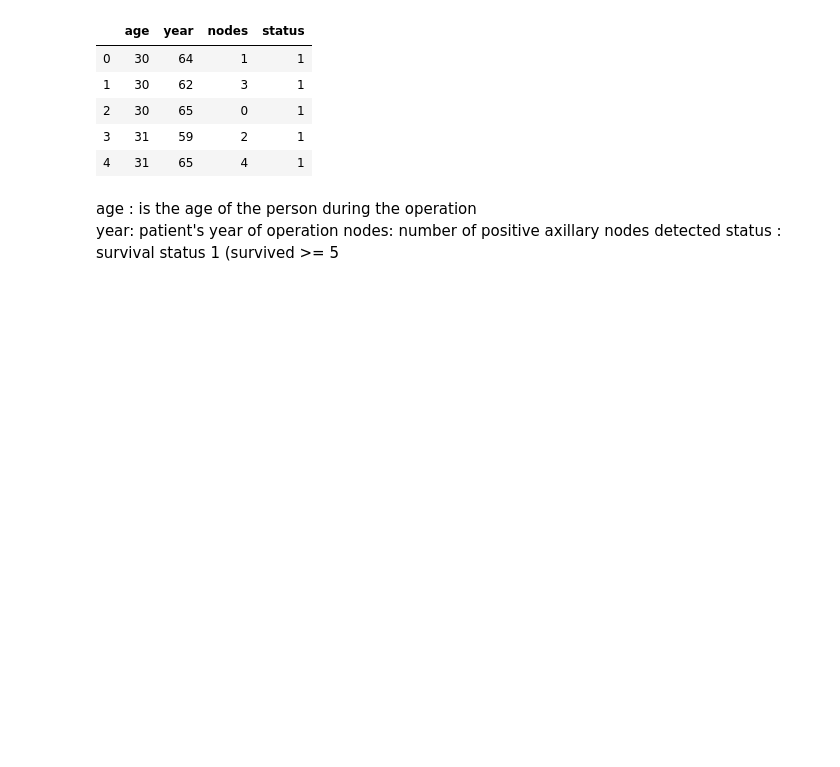
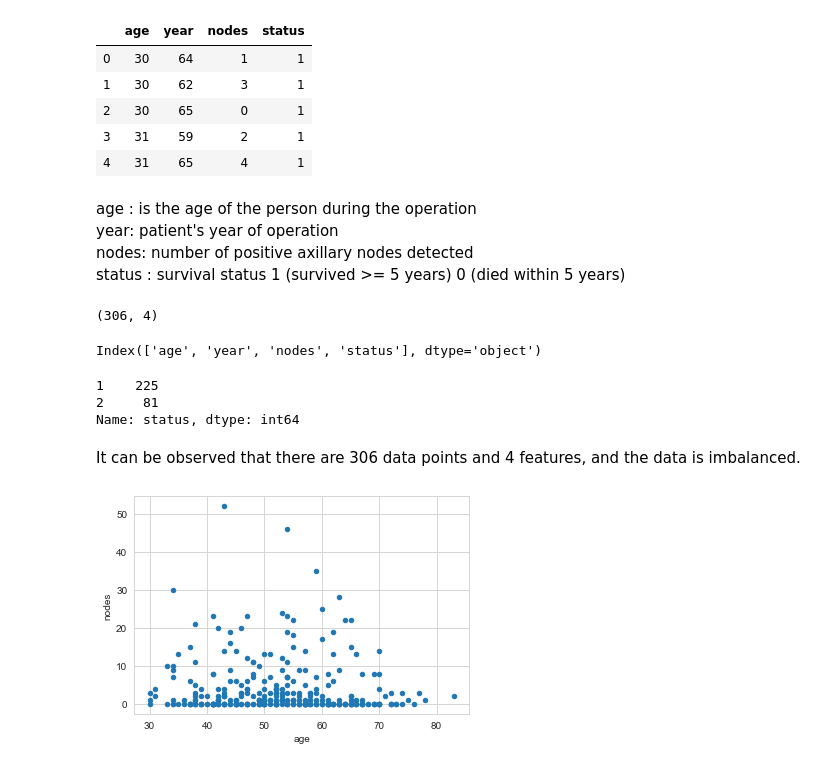
Before and after one commit to brijrajgohil/DataScienceProjects, a Jupyter notebook: AI/EDA/EDA.ipynb, the cells around one changed output. Saved outputs shown, nothing was run; the diff lists cells and outputs as text; code cells hidden in the pictures; blank space fills up the shorter version.

Commit message:
Add haberman dataset for EDA

```diff
--- a/AI/EDA/EDA.ipynb
+++ b/AI/EDA/EDA.ipynb
@@ -289,6 +289,32 @@ haberman.head()
 | 4 | 31 | 65 | 4 | 1 |
 # %% [markdown]
 age : is the age of the person during the operation <br>
-year: patient's year of operation
-nodes: number of positive axillary nodes detected
-status : survival status 1 (survived >= 5
+year: patient's year of operation <br>
+nodes: number of positive axillary nodes detected <br>
+status : survival status 1 (survived >= 5 years) 0 (died within 5 years)
+# %%
+# how many datapoints and features?
+print(haberman.shape)
+# %% [output]
+(306, 4)
+# %%
+# list column names
+print(haberman.columns)
+# %% [output]
+Index(['age', 'year', 'nodes', 'status'], dtype='object')
+# %%
+# is the data balanced/imbalanced?
+haberman["status"].value_counts()
+# %% [output]
+1    225
+2     81
+Name: status, dtype: int64
+# %% [markdown]
+It can be observed that there are 306 data points and 4 features,
+and the data is imbalanced.
+# %%
+# 2-D scatter plot betwen age and nodes
+haberman.plot(kind="scatter", x="age", y="nodes")
+plt.show()
+# %% [output]
+[figure, added]
```
Also changed, not shown: parts of 7 cells of this notebook.
